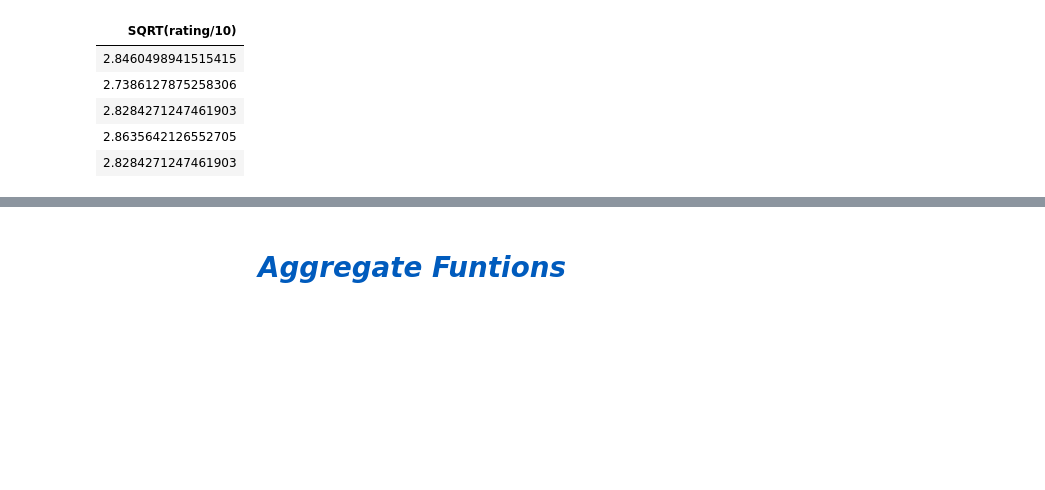
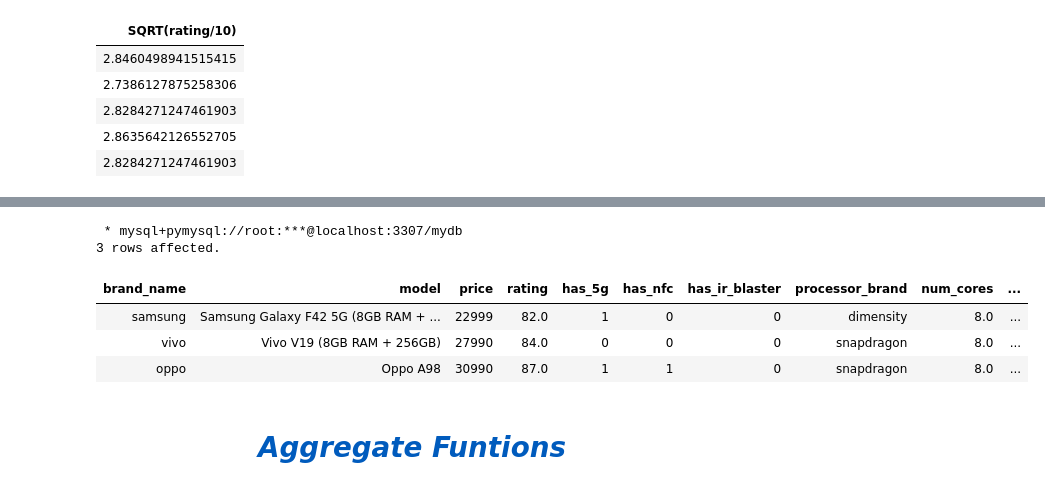
Before and after one commit to Mubeen-Ahmad/python_11, a Jupyter notebook: sql/mathematical_and_Aggregate_funtions.ipynb, the cells around one changed output, grey strips where cells are left out. Saved outputs shown, nothing was run; the diff lists cells and outputs as text; code cells hidden in the pictures; blank space fills up the shorter version.

```diff
--- a/sql/mathematical_and_Aggregate_funtions.ipynb
+++ b/sql/mathematical_and_Aggregate_funtions.ipynb
@@ -139,3 +152,16 @@ LIMIT 5
+# %%
+%%sql
+SELECT * FROM mobile
+ORDER BY RAND()
+LIMIT 3
+# again run
+# %% [output]
+ * mysql+pymysql://root:***@localhost:3307/mydb
+3 rows affected.
+| brand_name | model | price | rating | has_5g | has_nfc | has_ir_blaster | processor_brand | num_cores | ... |
+| samsung | Samsung Galaxy F42 5G (8GB RAM + ... | 22999 | 82.0 | 1 | 0 | 0 | dimensity | 8.0 | ... |
+| vivo | Vivo V19 (8GB RAM + 256GB) | 27990 | 84.0 | 0 | 0 | 0 | snapdragon | 8.0 | ... |
+| oppo | Oppo A98 | 30990 | 87.0 | 1 | 1 | 0 | snapdragon | 8.0 | ... |
 # %% [markdown]
 <h1 style="text-align:center; color:#005bbd; font-size:50px; font-family:Sans-serif; font-style: oblique; text-shadow: 0 0 3px white, 0 0 1px Black;">Aggregate Funtions </h1>
 # %% [markdown]
```
Also changed, not shown: parts of 3 cells of this notebook, 5 other files.
